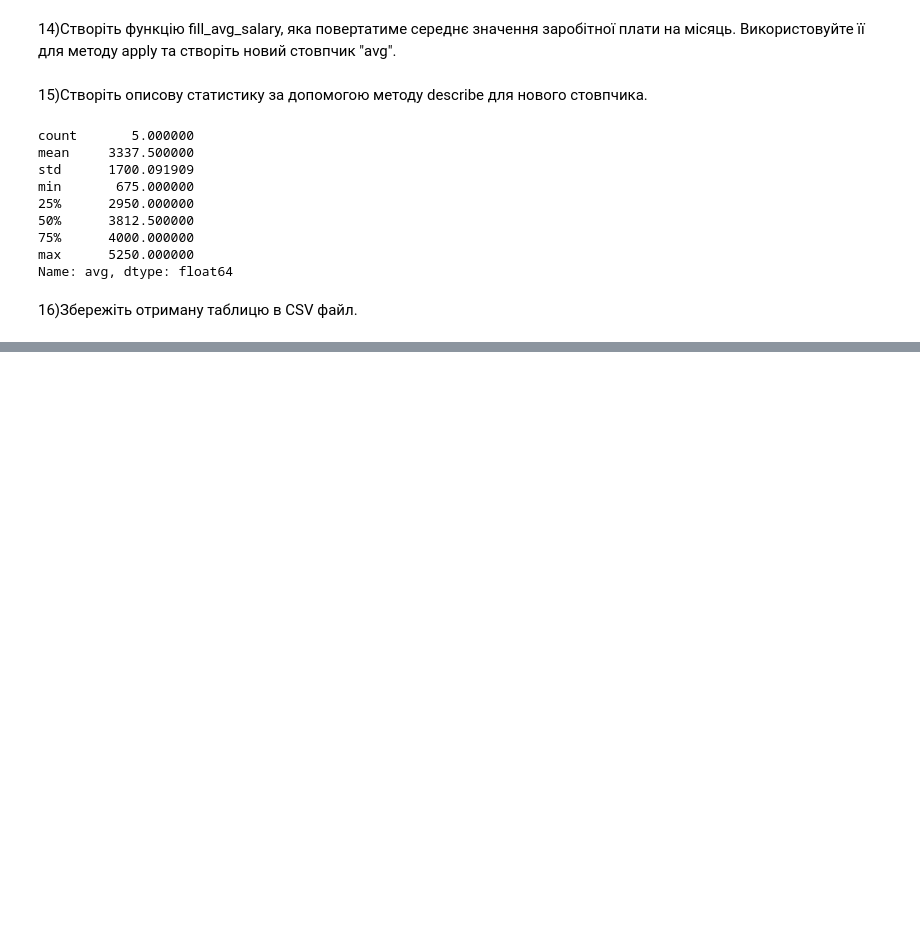
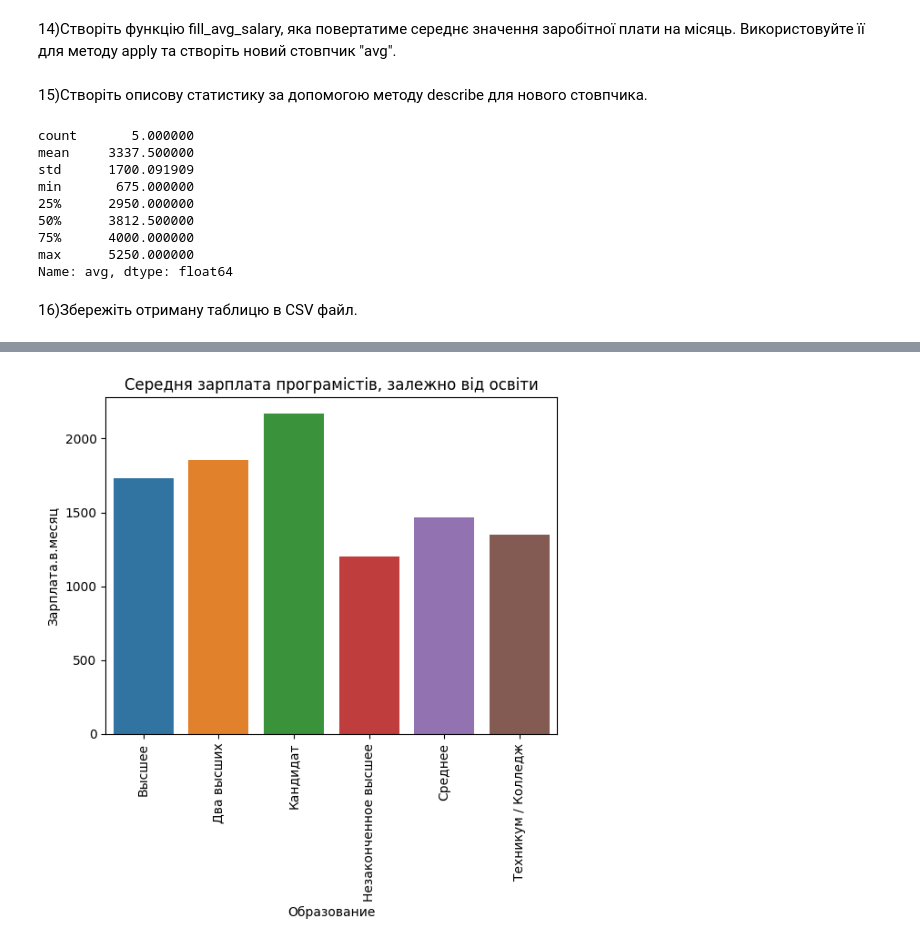
Before and after one commit to KarynaSam/Python-DS, a Jupyter notebook: Hw2_2.ipynb, the cells around one changed output, grey strips where cells are left out. Saved outputs shown, nothing was run; the diff lists cells and outputs as text; code cells hidden in the pictures; blank space fills up the shorter version.

```diff
--- a/Hw2_2.ipynb
+++ b/Hw2_2.ipynb
@@ -204,0 +225,9 @@ salaries.to_csv('salaries.csv')
+# %%
+study_data = df.groupby('Образование')
+study_data = study_data.agg({"Зарплата.в.месяц": 'mean'})
+sns.barplot(data=study_data, y='Зарплата.в.месяц', x=study_data.index)
+plt.title('Середня зарплата програмістів, залежно від освіти')
+plt.xticks(rotation=90)
+plt.show()
+# %% [output]
+[figure, added]
```
Also changed, not shown: parts of 6 cells of this notebook.
